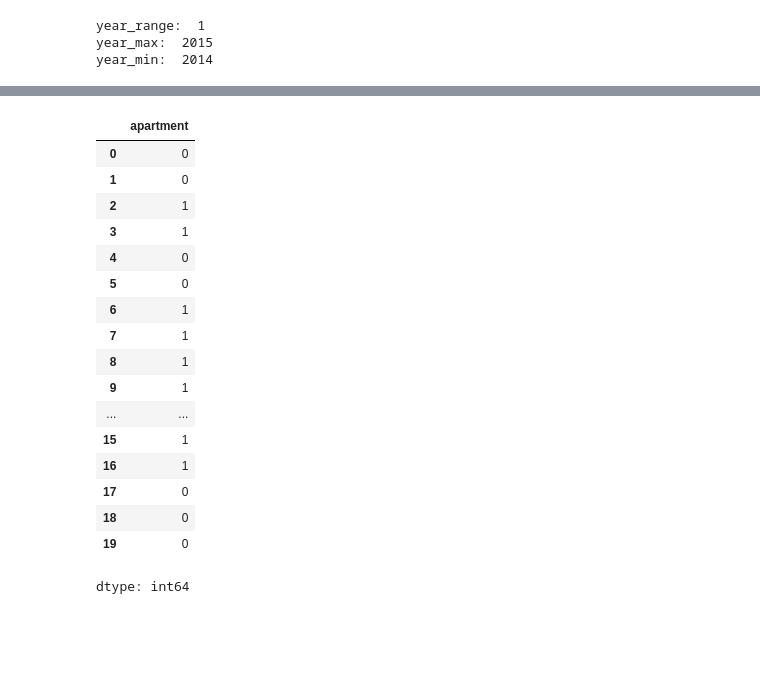
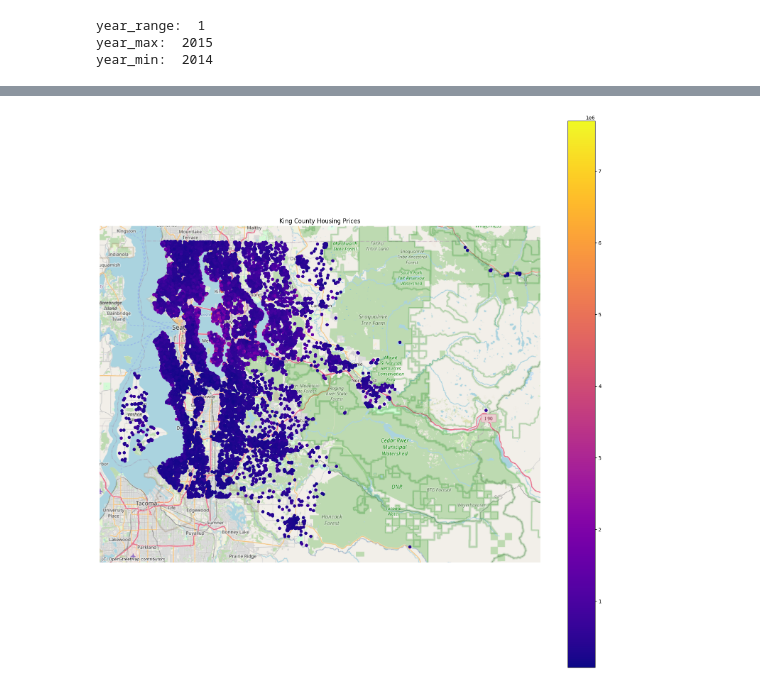
Before and after one commit to MarshallPotts/CSE450-Machine-Learning, a Jupyter notebook: Case_study_3.ipynb, the cells around one changed output, grey strips where cells are left out. Drawn from its saved outputs; the diff is of its cells as text; code cells hidden in the pictures; blank space fills up the shorter version.

```diff
--- a/Case_study_3.ipynb
+++ b/Case_study_3.ipynb
@@ -113,26 +125,7 @@ sb.scatterplot(data=filtered_property, x=filtered_property["sqft_lot"], y=filter
 # %%
 #add apartment column need to ad something to filter out houses that don't have
-property_data["apartment"] = (property_data["sqft_basement"] == 0).astype(int)
-property_data["apartment"].head(20)
+#property_data["apartment"] = (property_data["sqft_basement"] == 0).astype(int)
+#property_data["apartment"].head(20)
-# %% [output]
-|  | apartment |
-| 0 | 0 |
-| 1 | 0 |
-| 2 | 1 |
-| 3 | 1 |
-| 4 | 0 |
-| 5 | 0 |
-| 6 | 1 |
-| 7 | 1 |
-| 8 | 1 |
-| 9 | 1 |
-| ... | ... |
-| 15 | 1 |
-| 16 | 1 |
-| 17 | 0 |
-| 18 | 0 |
-| 19 | 0 |
-dtype: int64
 # %%
 #average price column creation
 zip_avg_price = property_data.groupby("zipcode")["price"].mean()
@@ -138,0 +137,51 @@ zip_avg_price = property_data.groupby("zipcode")["price"].mean()
+# %%
+#column for the price of the 15 nearest houses
+property_data["price15"] = property_data["price"].rolling(16, min_periods=1).mean().shift(-15)
+
+#column for the ratio of living sqft to nearest neighbors living sqft
+property_data["sqft_neighbor_ratio"] = property_data["sqft_living"] / property_data["sqft_living15"]
+
+#percentage of the living sqft is above ground
+property_data["sqft_above_ratio"] = property_data["sqft_above"] / property_data["sqft_living"]
+
+#percent of the living sqft is basement
+property_data["sqft_basement_ratio"] = property_data["sqft_basement"] / property_data["sqft_living"]
+
+#grade with living space (bin grade?)
+
+#combine lots of features like: bathrooms, bedrooms, sqft_above, grade, sqft_above, sqft_basement, sqft_livign15, price
+# %%
+#map of price to location (lat, long)
+
+
+geometry = [Point(xy) for xy in zip(property_data['long'], property_data['lat'])]
+gproperty_data = gpd.GeoDataFrame(property_data, geometry=geometry, crs="EPSG:4326")
+
+# Convert to Web Mercator (EPSG:3857) for mapping
+gproperty_data = gproperty_data.to_crs(epsg=3857)
+
+
+# Plot with color mapped to price
+norm = colors.Normalize(vmin=gproperty_data['price'].min(), vmax=gproperty_data['price'].max())
+fig, ax = plt.subplots(figsize=(20, 20))
+sc = gproperty_data.plot(
+    ax=ax,
+    column="price",  # Color by price
+    cmap="plasma",   # Choose colormap ('viridis', 'coolwarm', 'plasma', etc.)
+    markersize=30,
+    alpha=1,
+    legend=True,  # Show color legend
+    norm = norm
+)
+
+# Add basemap
+ctx.add_basemap(ax, source=ctx.providers.OpenStreetMap.Mapnik)
+
+
+# Remove axis for cleaner look
+ax.set_axis_off()
+
+plt.title("King County Housing Prices")
+plt.show()
+# %% [output]
+[figure, added]
```
Also changed, not shown: parts of 4 cells of this notebook.
